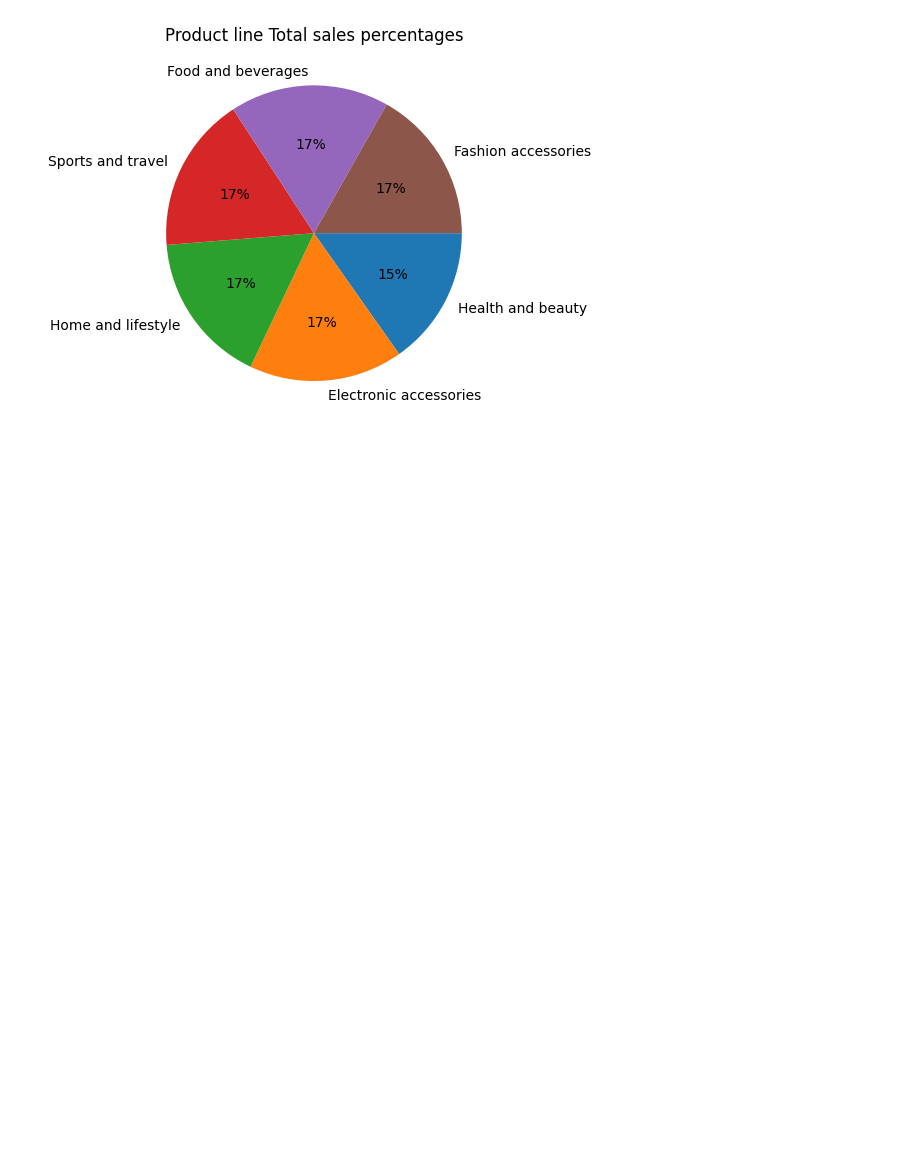
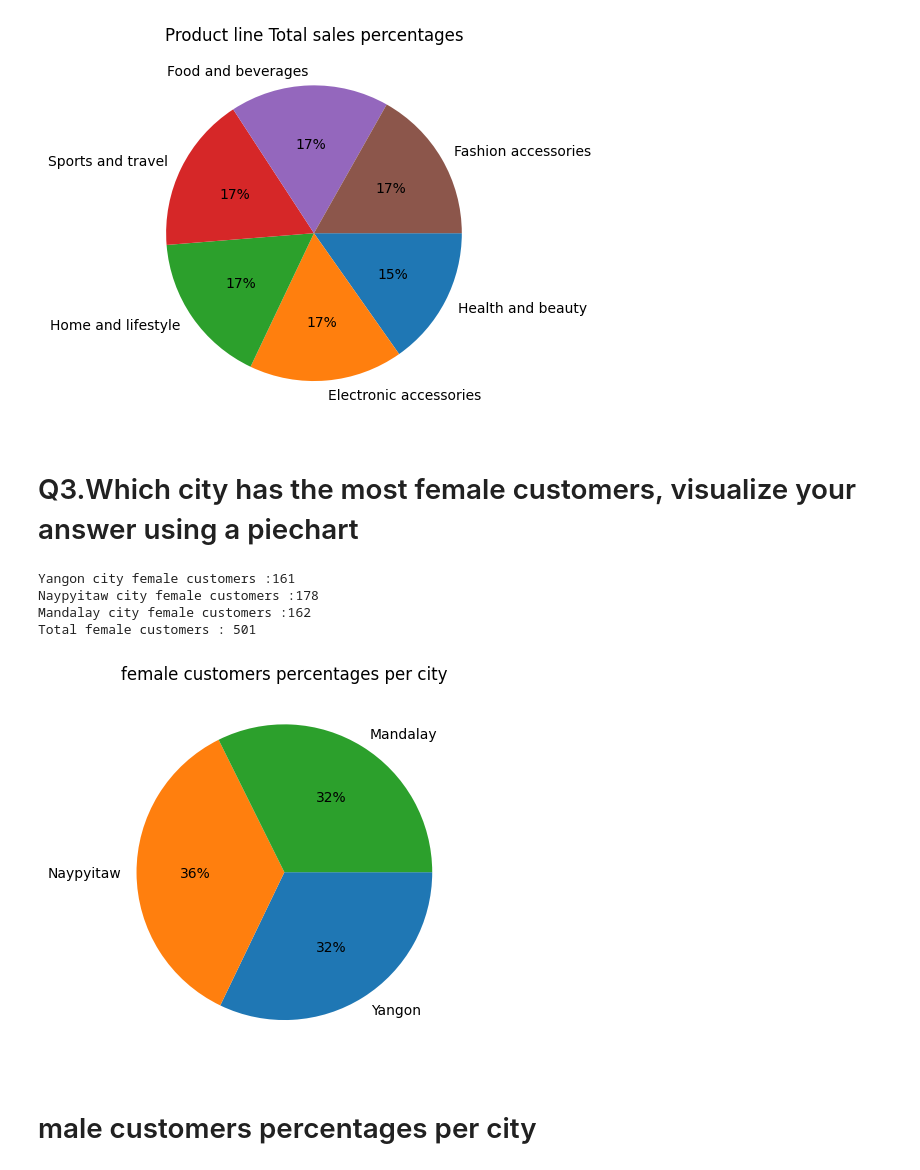
Before and after one commit to Kelvinkimotho/Projects-, a Jupyter notebook: supermarket_sales/supermarket_sales_analysis.ipynb, the cells around one changed output. Saved outputs shown, nothing was run; the diff lists cells and outputs as text; code cells hidden in the pictures; blank space fills up the shorter version.

Commit message:
further supermarket data analysis

```diff
--- a/supermarket_sales/supermarket_sales_analysis.ipynb
+++ b/supermarket_sales/supermarket_sales_analysis.ipynb
@@ -145,3 +145,38 @@ plt.title("Product line Total sales percentages")
 plt.show()
 # %% [output]
 [figure]
+# %% [markdown]
+# Q3.Which  city has the most female customers, visualize your answer using a piechart
+# %%
+df=pd.read_excel("supermarket_sales.xlsx")
+# %%
+#cities
+cities=df['City'].unique()
+total_women=0
+female_customers_list=[]
+for city in cities:
+    city_female_customers=f"{city}_female_customers"
+    city_female_customers=0
+    for i in range(len(df)):
+        if df.loc[i].City==city and  df.loc[i].Gender=="Female":
+            city_female_customers+=1
+    total_women+=city_female_customers
+    female_customers_list.append(city_female_customers)
+    print(f"{city } city female customers :{city_female_customers}")
+print(f"Total female customers : {total_women}")
+# %% [output]
+Yangon city female customers :161
+Naypyitaw city female customers :178
+Mandalay city female customers :162
+Total female customers : 501
+# %%
+#ploting a piechart of female customers percentage per city
+sizes=female_customers_list
+labels=cities
+plt.pie(sizes,labels=labels,autopct="%1.f%%",counterclock=False)
+plt.title("female customers percentages per city")
+plt.show()
+# %% [output]
+[figure, added]
+# %% [markdown]
+# male customers percentages per city
```
Also changed, not shown: parts of 2 cells of this notebook.
